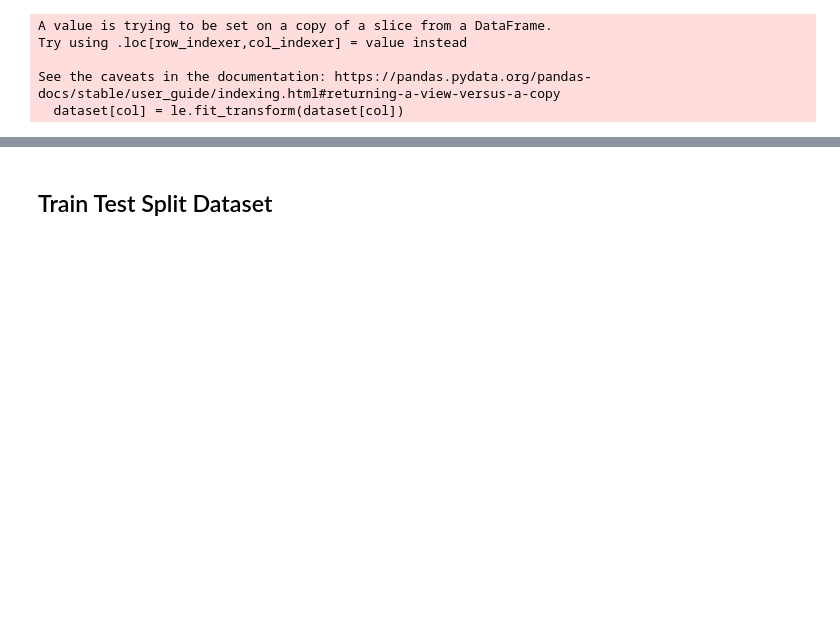
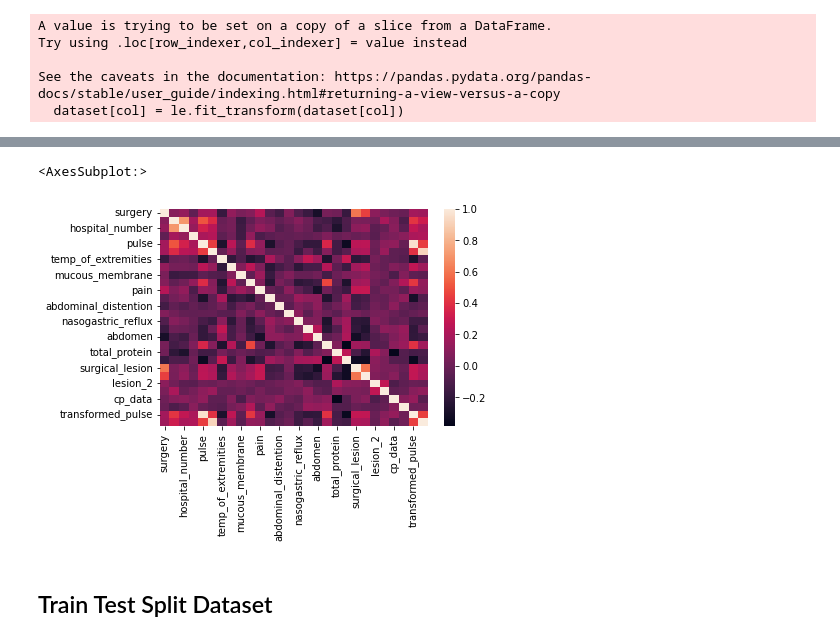
Before and after one commit to Jitensid/Data-Science-Lab-Submissions, a Jupyter notebook: Lab 1/Lab 1b.ipynb, the cells around one changed output, grey strips where cells are left out. Saved outputs shown, nothing was run; the diff lists cells and outputs as text; code cells hidden in the pictures; blank space fills up the shorter version.

```diff
--- a/Lab 1/Lab 1b.ipynb
+++ b/Lab 1/Lab 1b.ipynb
@@ -1205,3 +1230,8 @@ See the caveats in the documentation: https://pandas.pydata.org/pandas-docs/stab
+# %%
+sns.heatmap(dataset.corr())
+# %% [output]
+<AxesSubplot:>
+[figure, added]
 # %% [markdown]
 ## Train Test Split Dataset
 # %%
```
Also changed, not shown: parts of 21 cells of this notebook, 1 other file.
